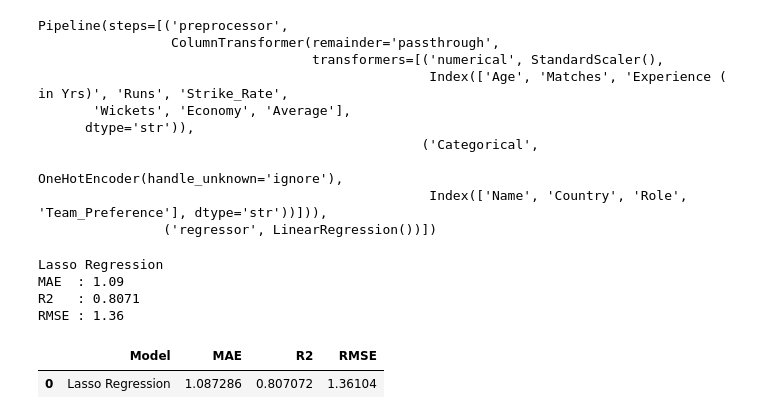
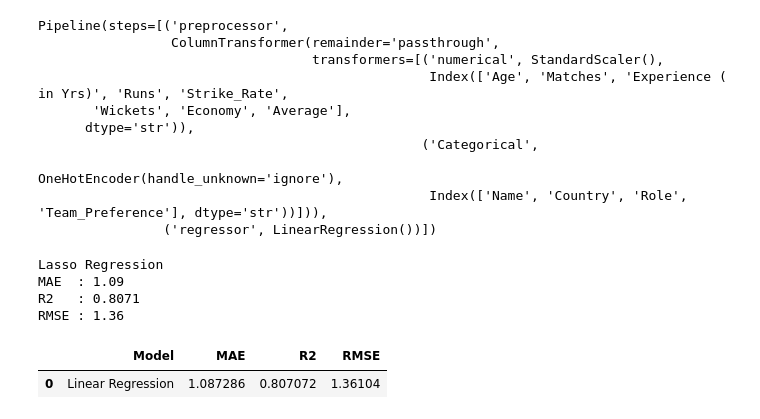
Before and after one commit to pavansaividadala/IPL-Auction-Price-Prediction, a Jupyter notebook: Perfect_Model_Building.ipynb, the cells around one changed output. Saved outputs shown, nothing was run; the diff lists cells and outputs as text; code cells hidden in the pictures.

```diff
--- a/Perfect_Model_Building.ipynb
+++ b/Perfect_Model_Building.ipynb
@@ -154,8 +154,8 @@ MAE  : 1.09
 R2   : 0.8071
 RMSE : 1.36
 # %%
-results.loc[len(results)] = ["Lasso Regression", mae, r2, rmse]
+results.loc[len(results)] = ["Linear Regression", mae, r2, rmse]
 results
 # %% [output]
 |  | Model | MAE | R2 | RMSE |
-| 0 | Lasso Regression | 1.087286 | 0.807072 | 1.36104 |
+| 0 | Linear Regression | 1.087286 | 0.807072 | 1.36104 |
```
